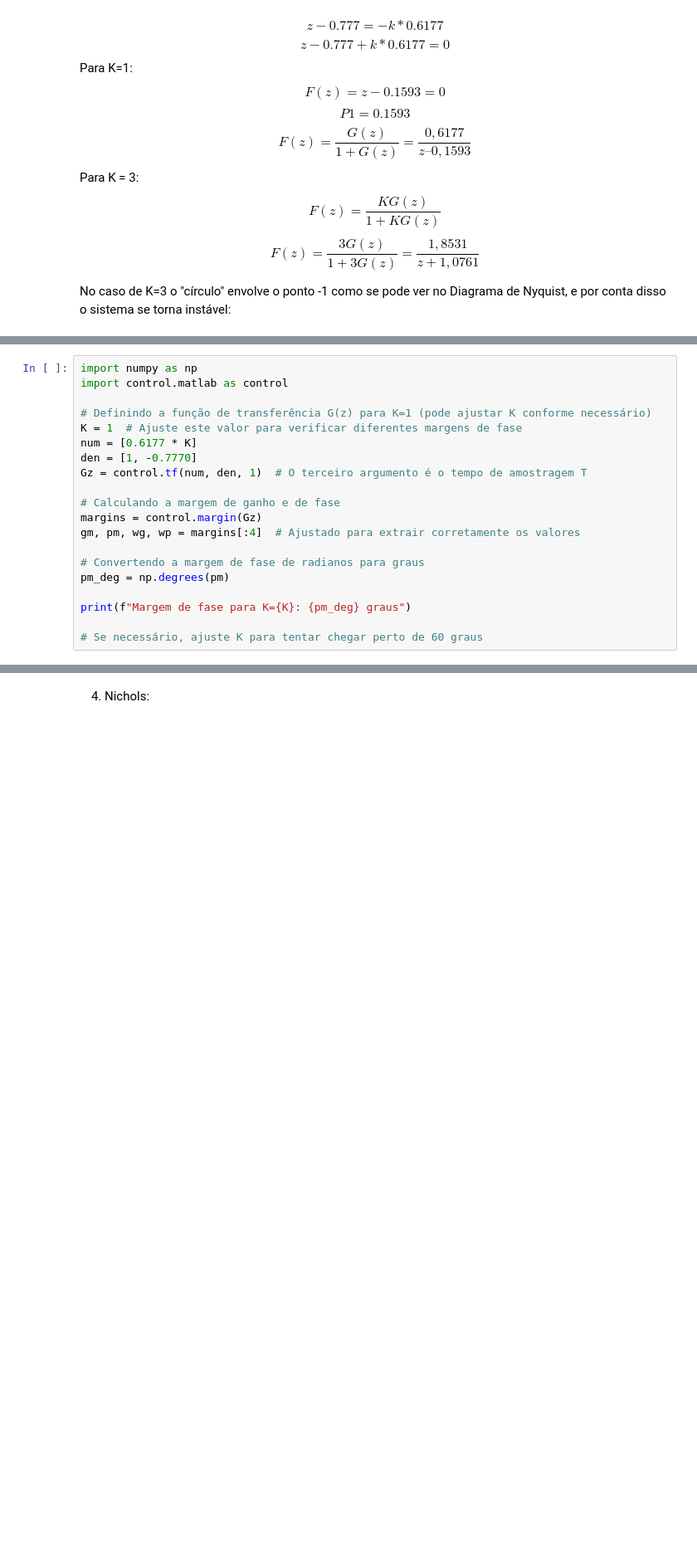
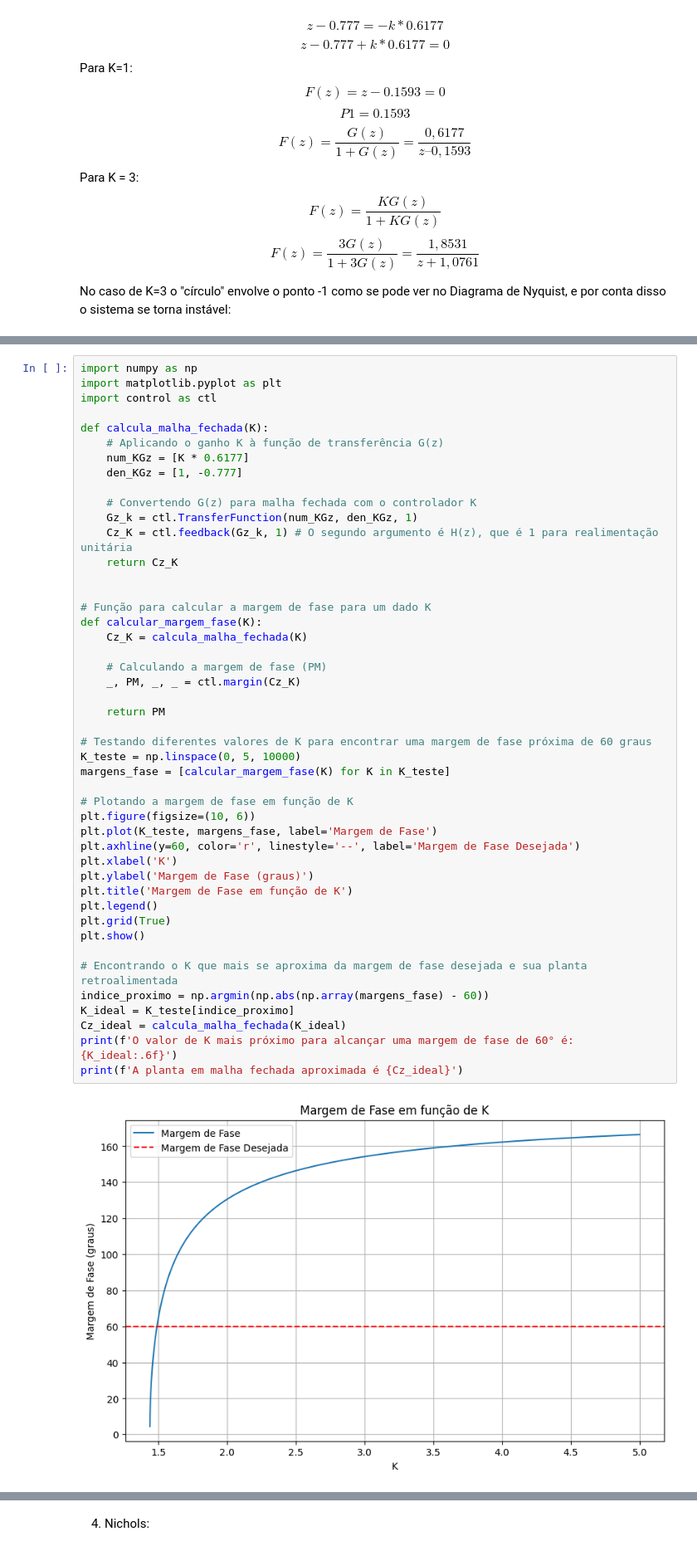
Before and after one commit to pedroivovasconcelos/controledigital, a Jupyter notebook: capitulo5.ipynb, the cells around one changed output, grey strips where cells are left out. Shown at 83% size. Saved outputs shown, nothing was run; the diff lists cells and outputs as text; blank space fills up the shorter version.

```diff
--- a/capitulo5.ipynb
+++ b/capitulo5.ipynb
@@ -78,20 +68,0 @@ plt.show()
-# %%
-import numpy as np
-import control.matlab as control
-
-# Definindo a função de transferência G(z) para K=1 (pode ajustar K conforme necessário)
-K = 1  # Ajuste este valor para verificar diferentes margens de fase
-num = [0.6177 * K]
-den = [1, -0.7770]
-Gz = control.tf(num, den, 1)  # O terceiro argumento é o tempo de amostragem T
-
-# Calculando a margem de ganho e de fase
-margins = control.margin(Gz)
-gm, pm, wg, wp = margins[:4]  # Ajustado para extrair corretamente os valores
-
-# Convertendo a margem de fase de radianos para graus
-pm_deg = np.degrees(pm)
-
-print(f"Margem de fase para K={K}: {pm_deg} graus")
-
-# Se necessário, ajuste K para tentar chegar perto de 60 graus
@@ -159,0 +73,48 @@ plt.show()
+# %%
+import numpy as np
+import matplotlib.pyplot as plt
+import control as ctl
+
+def calcula_malha_fechada(K):
+    # Aplicando o ganho K à função de transferência G(z)
+    num_KGz = [K * 0.6177]
+    den_KGz = [1, -0.777]
+
+    # Convertendo G(z) para malha fechada com o controlador K
+    Gz_k = ctl.TransferFunction(num_KGz, den_KGz, 1)
+    Cz_K = ctl.feedback(Gz_k, 1) # O segundo argumento é H(z), que é 1 para realimentação unitária
+    return Cz_K
+
+
+# Função para calcular a margem de fase para um dado K
+def calcular_margem_fase(K):
+    Cz_K = calcula_malha_fechada(K)
+
+    # Calculando a margem de fase (PM)
+    _, PM, _, _ = ctl.margin(Cz_K)
+
+    return PM
+
+# Testando diferentes valores de K para encontrar uma margem de fase próxima de 60 graus
+K_teste = np.linspace(0, 5, 10000)
+margens_fase = [calcular_margem_fase(K) for K in K_teste]
+
+# Plotando a margem de fase em função de K
+plt.figure(figsize=(10, 6))
+plt.plot(K_teste, margens_fase, label='Margem de Fase')
+plt.axhline(y=60, color='r', linestyle='--', label='Margem de Fase Desejada')
+plt.xlabel('K')
+plt.ylabel('Margem de Fase (graus)')
+plt.title('Margem de Fase em função de K')
+plt.legend()
+plt.grid(True)
+plt.show()
+
+# Encontrando o K que mais se aproxima da margem de fase desejada e sua planta retroalimentada
+indice_proximo = np.argmin(np.abs(np.array(margens_fase) - 60))
+K_ideal = K_teste[indice_proximo]
+Cz_ideal = calcula_malha_fechada(K_ideal)
+print(f'O valor de K mais próximo para alcançar uma margem de fase de 60° é: {K_ideal:.6f}')
+print(f'A planta em malha fechada aproximada é {Cz_ideal}')
+# %% [output]
+[figure, added]
```
Also changed, not shown: parts of 23 cells of this notebook, 1 other file.
